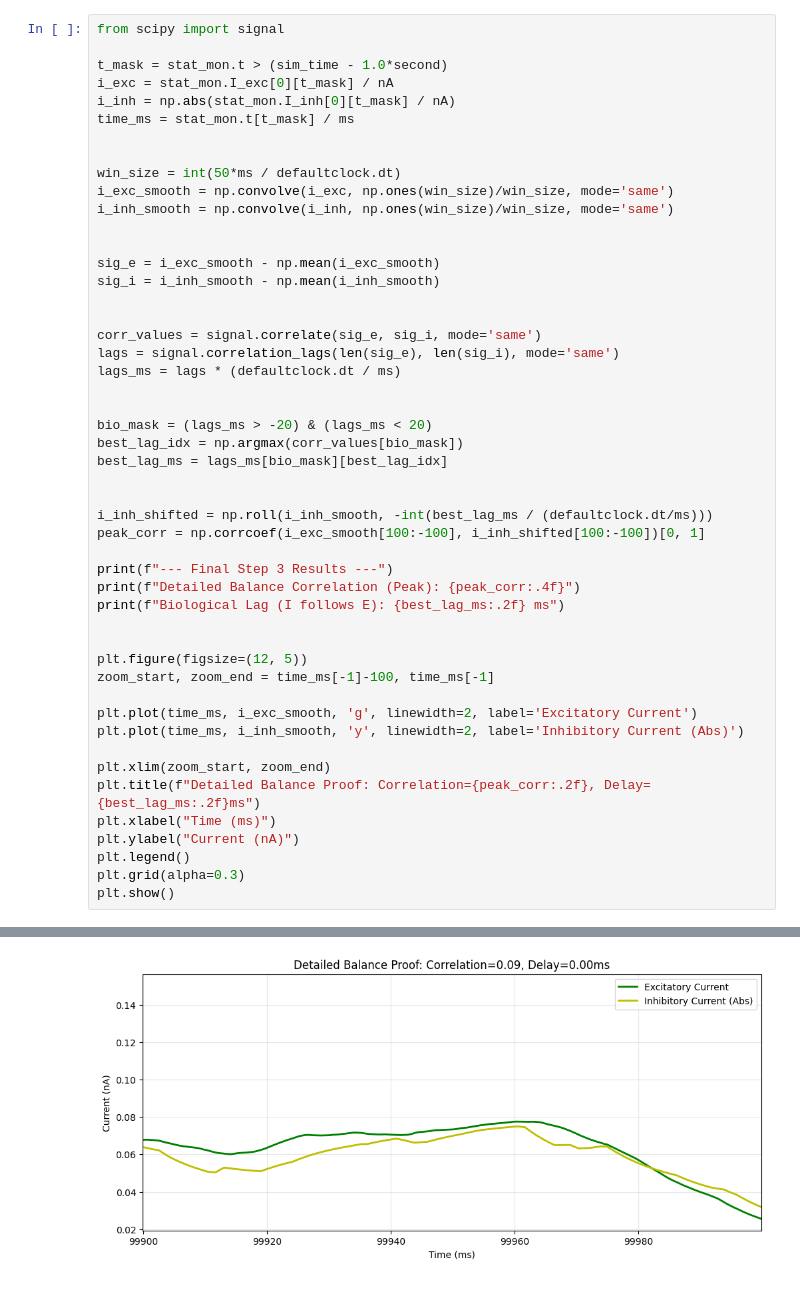
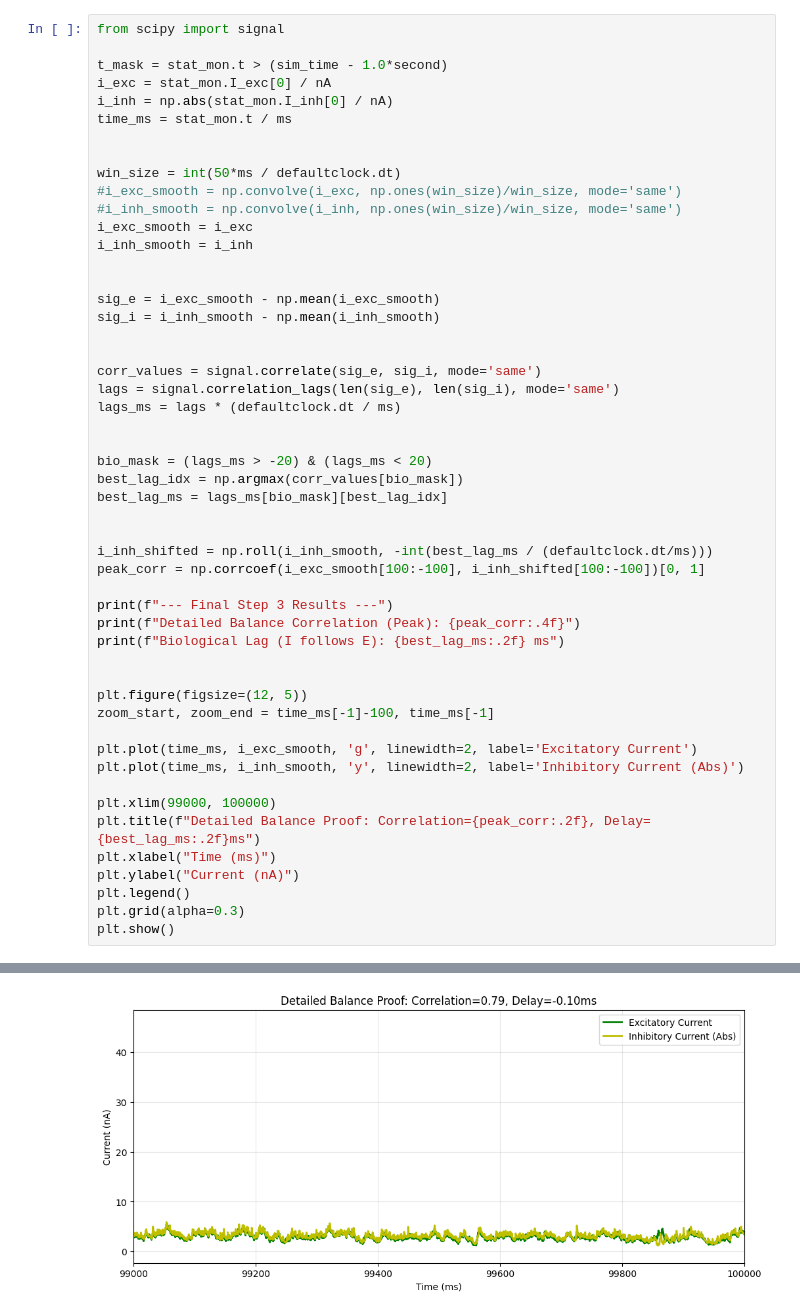
Before and after one commit to m-buschmann/balancing_networks, a Jupyter notebook: CP_Project_Balancing_Network.ipynb, the cells around one changed output, grey strips where cells are left out. Cells and saved outputs as stored; diff of their text form.

```diff
--- a/CP_Project_Balancing_Network.ipynb
+++ b/CP_Project_Balancing_Network.ipynb
@@ -174,14 +209,16 @@ plt.show()
 from scipy import signal
 
 t_mask = stat_mon.t > (sim_time - 1.0*second)
-i_exc = stat_mon.I_exc[0][t_mask] / nA
-i_inh = np.abs(stat_mon.I_inh[0][t_mask] / nA)
-time_ms = stat_mon.t[t_mask] / ms
+i_exc = stat_mon.I_exc[0] / nA
+i_inh = np.abs(stat_mon.I_inh[0] / nA)
+time_ms = stat_mon.t / ms
 
 
 win_size = int(50*ms / defaultclock.dt)
-i_exc_smooth = np.convolve(i_exc, np.ones(win_size)/win_size, mode='same')
-i_inh_smooth = np.convolve(i_inh, np.ones(win_size)/win_size, mode='same')
+#i_exc_smooth = np.convolve(i_exc, np.ones(win_size)/win_size, mode='same')
+#i_inh_smooth = np.convolve(i_inh, np.ones(win_size)/win_size, mode='same')
+i_exc_smooth = i_exc
+i_inh_smooth = i_inh
 
 
 sig_e = i_exc_smooth - np.mean(i_exc_smooth)
@@ -212,7 +249,7 @@ zoom_start, zoom_end = time_ms[-1]-100, time_ms[-1]
 plt.plot(time_ms, i_exc_smooth, 'g', linewidth=2, label='Excitatory Current')
 plt.plot(time_ms, i_inh_smooth, 'y', linewidth=2, label='Inhibitory Current (Abs)')
 
-plt.xlim(zoom_start, zoom_end)
+plt.xlim(99000, 100000)
 plt.title(f"Detailed Balance Proof: Correlation={peak_corr:.2f}, Delay={best_lag_ms:.2f}ms")
 plt.xlabel("Time (ms)")
 plt.ylabel("Current (nA)")
@@ -226 +263 @@ Biological Lag (I follows E): 0.00 ms
-[figure, old version]
+[figure, new version]
```
Also changed, not shown: parts of 9 cells of this notebook.
